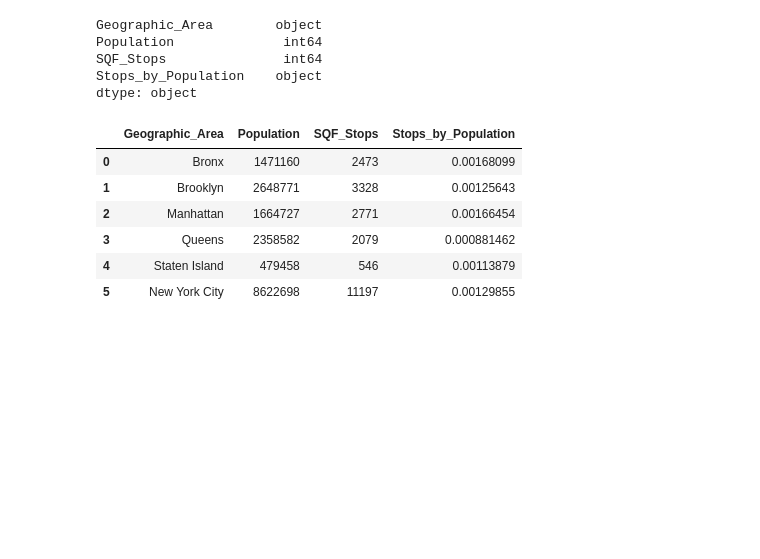
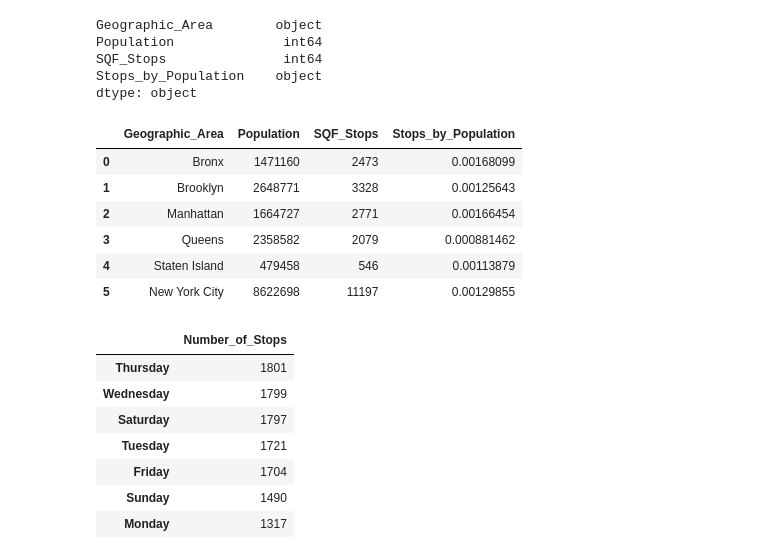
Before and after one commit to rachaelcamick/groupproject_sqf, a Jupyter notebook: rachael_cleaner_dataframe.ipynb, the cells around one changed output. Cells and saved outputs as stored; diff of their text form; code cells hidden in the pictures; blank space fills up the shorter version.

```diff
--- a/rachael_cleaner_dataframe.ipynb
+++ b/rachael_cleaner_dataframe.ipynb
@@ -173,3 +178,19 @@ combined_df
 | 3 | Queens | 2358582 | 2079 | 0.000881462 |
 | 4 | Staten Island | 479458 | 546 | 0.00113879 |
 | 5 | New York City | 8622698 | 11197 | 0.00129855 |
+# %%
+#find day counts overall using value_counts and create a dataframe
+
+total_days_df = pd.DataFrame(df_reduced["DAY2"].value_counts())
+#rename column
+total_days_df.columns = ["Number_of_Stops"]
+total_days_df
+# %% [output]
+|  | Number_of_Stops |
+| Thursday | 1801 |
+| Wednesday | 1799 |
+| Saturday | 1797 |
+| Tuesday | 1721 |
+| Friday | 1704 |
+| Sunday | 1490 |
+| Monday | 1317 |
```
Also changed, not shown: parts of 5 cells of this notebook.
